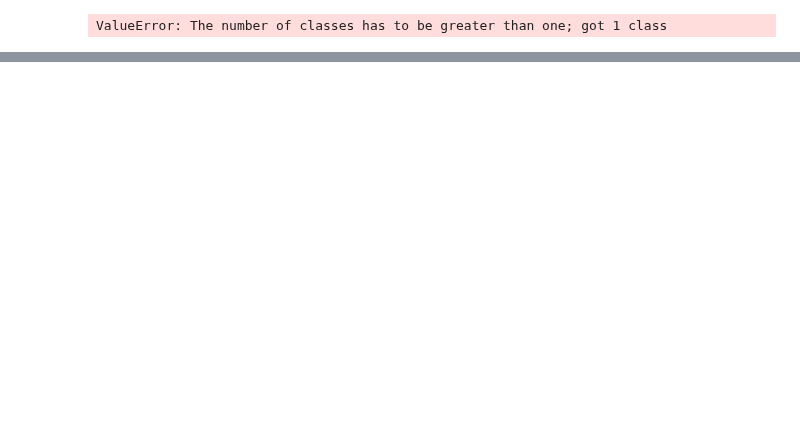
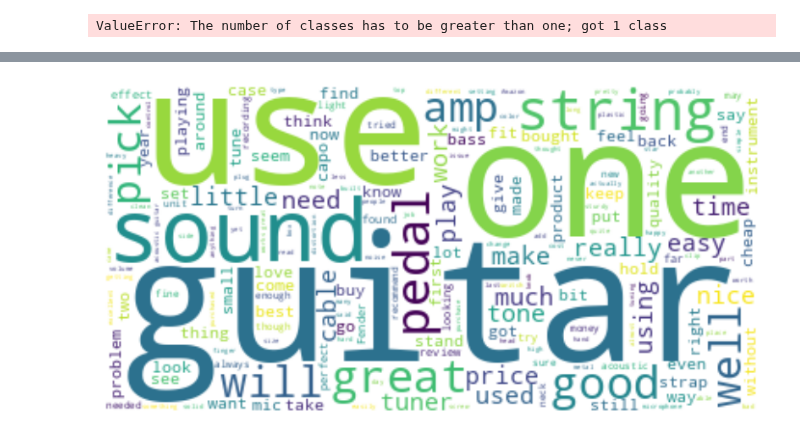
Before and after one commit to sbogde/pandamonium, a Jupyter notebook: dmi_03_amazon_reviews_01.ipynb, the cells around one changed output, grey strips where cells are left out. Saved outputs shown, nothing was run; the diff lists cells and outputs as text; code cells hidden in the pictures; blank space fills up the shorter version.

```diff
--- a/dmi_03_amazon_reviews_01.ipynb
+++ b/dmi_03_amazon_reviews_01.ipynb
@@ -320,10 +324,10 @@ print(classification_report(y_test, y_pred))
 if 'google.colab' in str(get_ipython()):
     from google.colab import drive, data_table
     drive.mount('/content/drive', force_remount=True)
-    file_path = '/content/drive/My Drive/Colab Notebooks/data-mining/data/Valid.csv'
+    file_path = '/content/drive/My Drive/Colab Notebooks/data-mining/data/Musical_instruments_reviews.csv'
     data_table.enable_dataframe_formatter()
 else:
-    file_path = './data/Valid.csv'  # Local path
+    file_path = './data/Musical_instruments_reviews.csv'  # Local path
 
 movie1 = pd.read_csv(file_path)
 
@@ -332,17 +354,19 @@ print(movie.info())
 # %%
 from wordcloud import WordCloud, STOPWORDS
 import matplotlib.pyplot as plt
 import seaborn as sns
 %matplotlib inline
 
-text = ', '.join(t for t in movie1['text'])
+text = ', '.join(str(t) for t in movie1['reviewText'])
 stopwords = set(STOPWORDS)
 wordcloud = WordCloud(stopwords=stopwords, background_color='white').generate(text)
 
 plt.figure(figsize=(10,6))
 plt.imshow(wordcloud, interpolation='bilinear')
 plt.axis('off')
 plt.show()
+# %% [output]
+[figure, added]
 # %%
 import string
 import re
```
Also changed, not shown: parts of 10 cells of this notebook.
